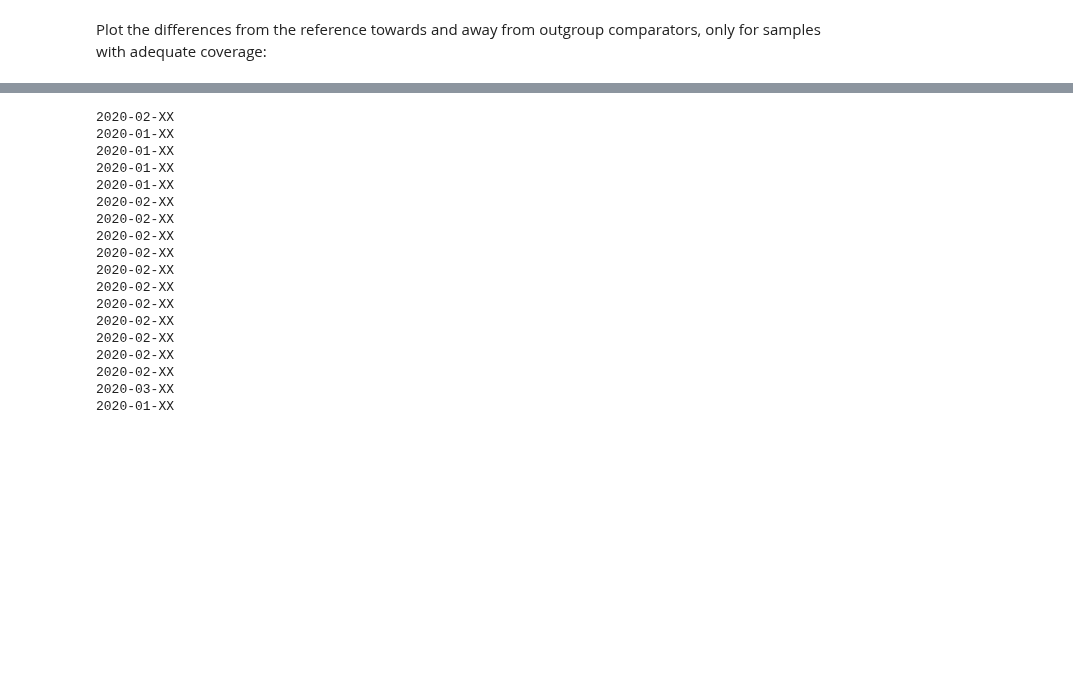
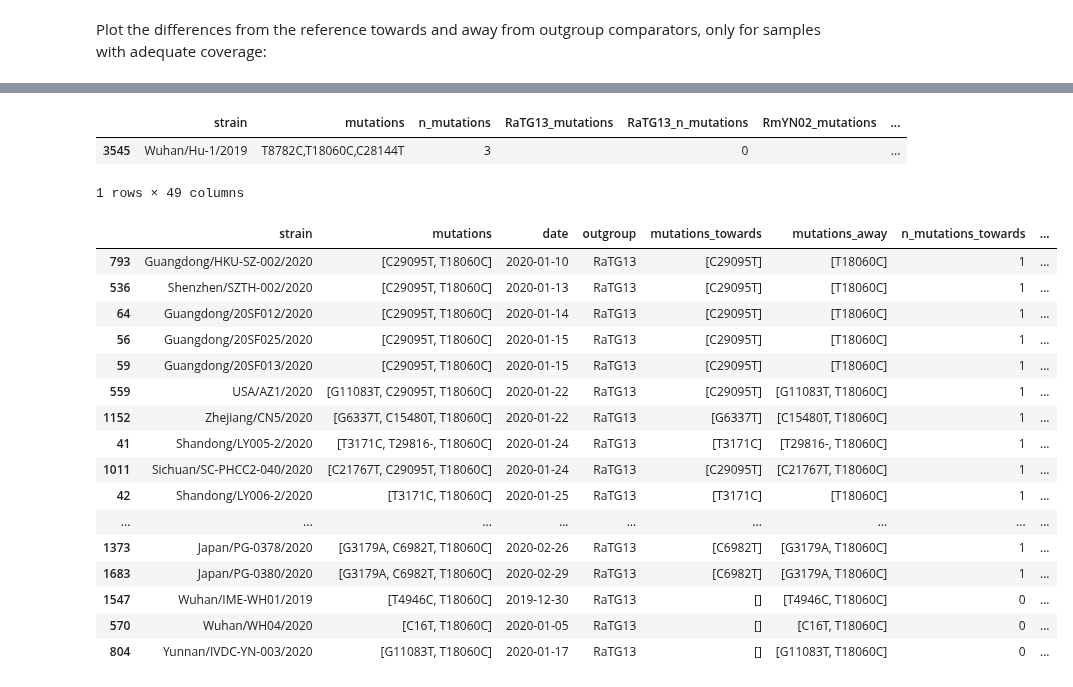
Before and after one commit to jbloom/SARS-CoV-2_PRJNA612766, a Jupyter notebook: notebooks/integrated_analysis.py.ipynb, the cells around one changed output, grey strips where cells are left out. Drawn from its saved outputs; the diff is of its cells as text; code cells hidden in the pictures; blank space fills up the shorter version.

```diff
--- a/notebooks/integrated_analysis.py.ipynb
+++ b/notebooks/integrated_analysis.py.ipynb
@@ -396,25 +424,26 @@ Timestamp('2020-03-23 00:00:00')
-# %%
-for d in gisaid['date']:
-    try:
-        pd.to_datetime(d)
-    except:
-        print(d)
-# %% [output]
-2020-02-XX
-2020-01-XX
-2020-01-XX
-2020-01-XX
-2020-01-XX
-2020-02-XX
-2020-02-XX
-2020-02-XX
-2020-02-XX
-2020-02-XX
-2020-02-XX
-2020-02-XX
-2020-02-XX
-2020-02-XX
-2020-02-XX
-2020-02-XX
-2020-03-XX
-2020-01-XX
+# %%
+gisaid.query("strain.str.contains('Wuhan/Hu-1')")#sort_values('n_mutations_towards', ascending=False).head(n=20)
+# %% [output]
+|  | strain | mutations | n_mutations | RaTG13_mutations | RaTG13_n_mutations | RmYN02_mutations | ... |
+| 3545 | Wuhan/Hu-1/2019 | T8782C,T18060C,C28144T | 3 |  | 0 |  | ... |
+1 rows × 49 columns
+# %%
+gisaid_early_diffs.query('outgroup == "RaTG13"').query('n_mutations_away <= 2').sort_values(['n_mutations_towards', 'date'], ascending=[False, True]).head(40)
+# %% [output]
+|  | strain | mutations | date | outgroup | mutations_towards | mutations_away | n_mutations_towards | ... |
+| 793 | Guangdong/HKU-SZ-002/2020 | [C29095T, T18060C] | 2020-01-10 | RaTG13 | [C29095T] | [T18060C] | 1 | ... |
+| 536 | Shenzhen/SZTH-002/2020 | [C29095T, T18060C] | 2020-01-13 | RaTG13 | [C29095T] | [T18060C] | 1 | ... |
+| 64 | Guangdong/20SF012/2020 | [C29095T, T18060C] | 2020-01-14 | RaTG13 | [C29095T] | [T18060C] | 1 | ... |
+| 56 | Guangdong/20SF025/2020 | [C29095T, T18060C] | 2020-01-15 | RaTG13 | [C29095T] | [T18060C] | 1 | ... |
+| 59 | Guangdong/20SF013/2020 | [C29095T, T18060C] | 2020-01-15 | RaTG13 | [C29095T] | [T18060C] | 1 | ... |
+| 559 | USA/AZ1/2020 | [G11083T, C29095T, T18060C] | 2020-01-22 | RaTG13 | [C29095T] | [G11083T, T18060C] | 1 | ... |
+| 1152 | Zhejiang/CN5/2020 | [G6337T, C15480T, T18060C] | 2020-01-22 | RaTG13 | [G6337T] | [C15480T, T18060C] | 1 | ... |
+| 41 | Shandong/LY005-2/2020 | [T3171C, T29816-, T18060C] | 2020-01-24 | RaTG13 | [T3171C] | [T29816-, T18060C] | 1 | ... |
+| 1011 | Sichuan/SC-PHCC2-040/2020 | [C21767T, C29095T, T18060C] | 2020-01-24 | RaTG13 | [C29095T] | [C21767T, T18060C] | 1 | ... |
+| 42 | Shandong/LY006-2/2020 | [T3171C, T18060C] | 2020-01-25 | RaTG13 | [T3171C] | [T18060C] | 1 | ... |
+| ... | ... | ... | ... | ... | ... | ... | ... | ... |
+| 1373 | Japan/PG-0378/2020 | [G3179A, C6982T, T18060C] | 2020-02-26 | RaTG13 | [C6982T] | [G3179A, T18060C] | 1 | ... |
+| 1683 | Japan/PG-0380/2020 | [G3179A, C6982T, T18060C] | 2020-02-29 | RaTG13 | [C6982T] | [G3179A, T18060C] | 1 | ... |
+| 1547 | Wuhan/IME-WH01/2019 | [T4946C, T18060C] | 2019-12-30 | RaTG13 | [] | [T4946C, T18060C] | 0 | ... |
+| 570 | Wuhan/WH04/2020 | [C16T, T18060C] | 2020-01-05 | RaTG13 | [] | [C16T, T18060C] | 0 | ... |
+| 804 | Yunnan/IVDC-YN-003/2020 | [G11083T, T18060C] | 2020-01-17 | RaTG13 | [] | [G11083T, T18060C] | 0 | ... |
```
Also changed, not shown: parts of 12 cells of this notebook, 2 other files.
